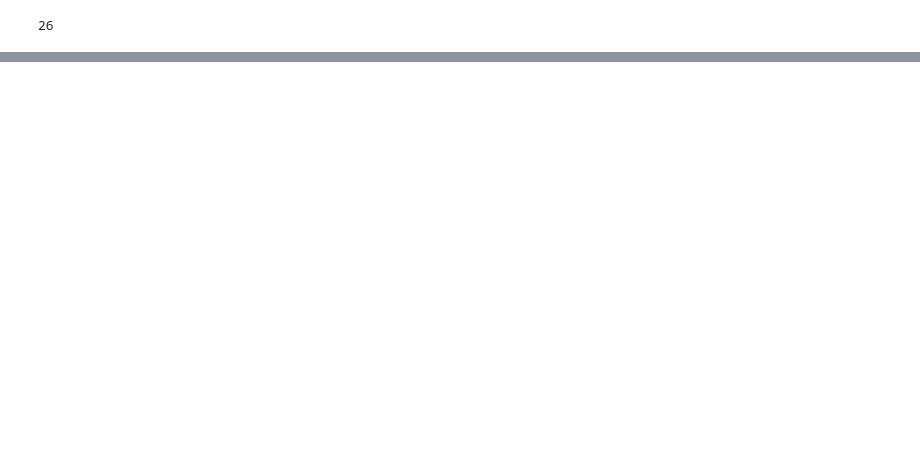
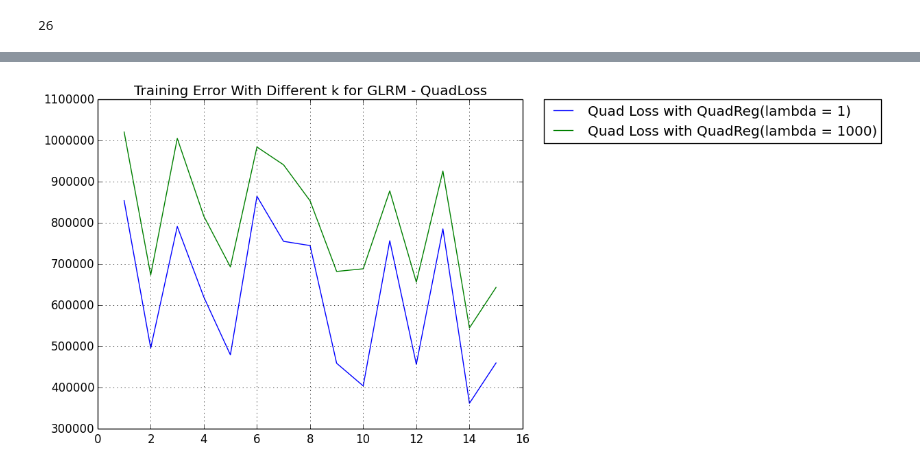
Before and after one commit to rainy0niu/Predicting-Crimes-in-Philadelphia, a Jupyter notebook: project_code/GLRM Explore.ipynb, the cells around one changed output, grey strips where cells are left out. Cells and saved outputs as stored; diff of their text form; code cells hidden in the pictures; blank space fills up the shorter version.

```diff
--- a/project_code/GLRM Explore.ipynb
+++ b/project_code/GLRM Explore.ipynb
@@ -213,0 +344,10 @@ Iteration 70: objective value = 1591.268938701008
+# %%
+PyPlot.plot(1:15,errorMat[:,1],label = "Quad Loss with QuadReg(lambda = 1)");
+PyPlot.plot(1:15,errorMat[:,2],label = "Quad Loss with QuadReg(lambda = 1000)");
+#PyPlot.plot(1:15,errorMat[:,3],label = "Huber Loss with QuadReg(lambda = 1)");
+#PyPlot.plot(1:15,errorMat[:,4],label = "Huber Loss with QuadReg(lambda = 100)");
+PyPlot.legend(bbox_to_anchor=(1.05, 1), loc=2, borderaxespad=0.)
+PyPlot.grid("on")
+PyPlot.title("Training Error With Different k for GLRM - QuadLoss");
+# %% [output]
+[figure, added]
```
Also changed, not shown: parts of 66 cells of this notebook, 5 other files.
